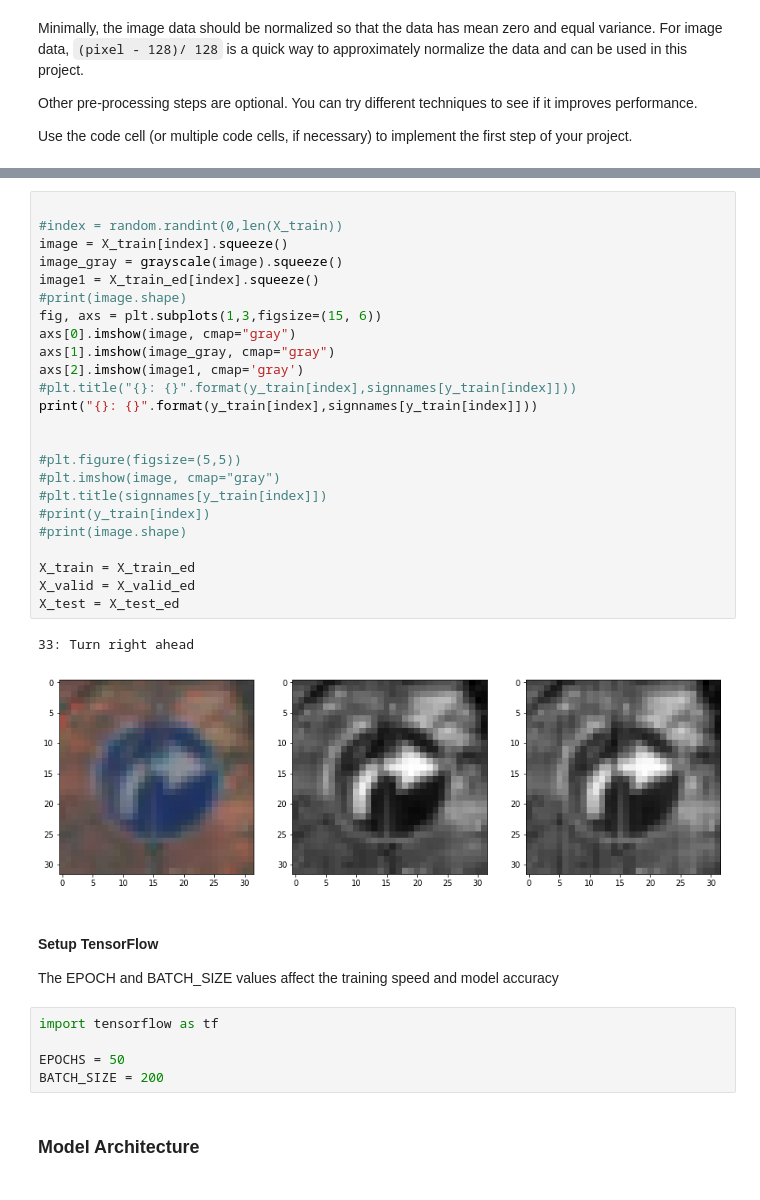
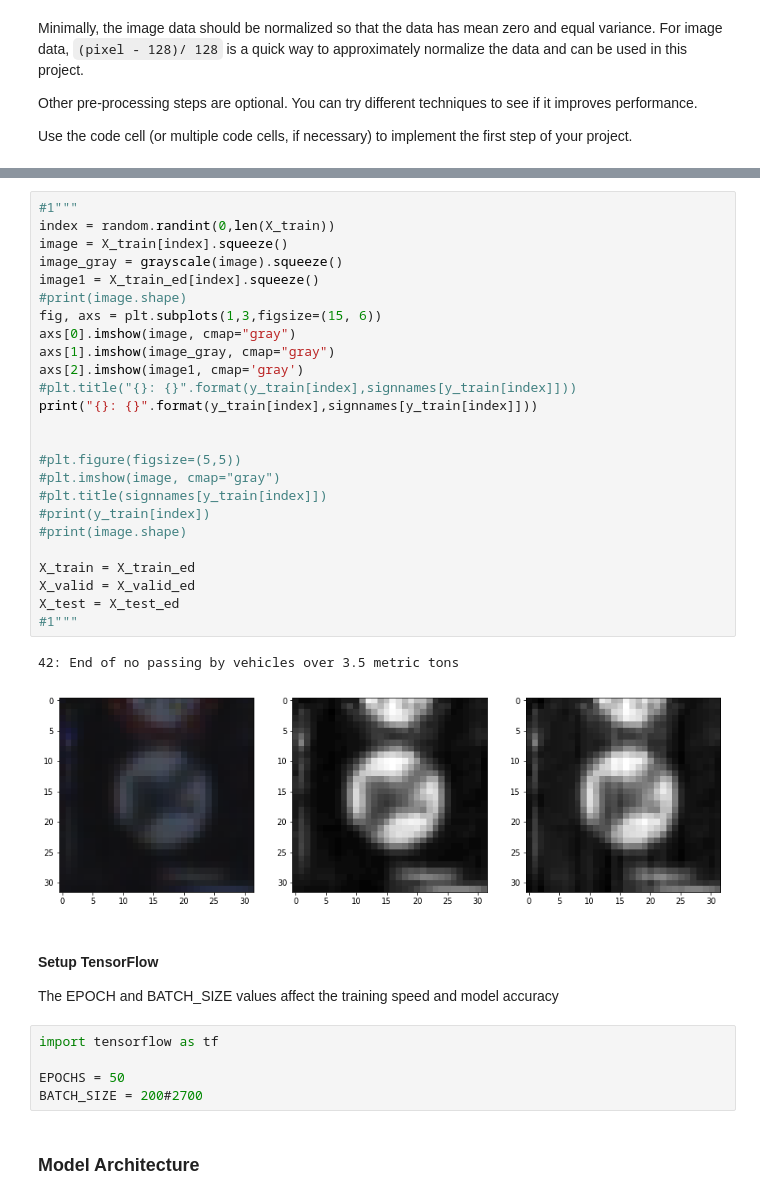
Before and after one commit to damdemir/CarND-Traffic-Sign-Classifier-Project, a Jupyter notebook: Traffic_Sign_Classifier.ipynb, the cells around one changed output, grey strips where cells are left out. Drawn from its saved outputs; the diff is of its cells as text.

```diff
--- a/Traffic_Sign_Classifier.ipynb
+++ b/Traffic_Sign_Classifier.ipynb
@@ -248,30 +287,31 @@ print(X_train_ed.shape)
 # %%
-
-#index = random.randint(0,len(X_train))
+#1"""
+index = random.randint(0,len(X_train))
 image = X_train[index].squeeze()
 image_gray = grayscale(image).squeeze()
 image1 = X_train_ed[index].squeeze()
 #print(image.shape)
 fig, axs = plt.subplots(1,3,figsize=(15, 6))
 axs[0].imshow(image, cmap="gray")
 axs[1].imshow(image_gray, cmap="gray")
 axs[2].imshow(image1, cmap='gray')
 #plt.title("{}: {}".format(y_train[index],signnames[y_train[index]]))
 print("{}: {}".format(y_train[index],signnames[y_train[index]]))
 
 
 #plt.figure(figsize=(5,5))
 #plt.imshow(image, cmap="gray")
 #plt.title(signnames[y_train[index]])
 #print(y_train[index])
 #print(image.shape)
 
 X_train = X_train_ed
 X_valid = X_valid_ed
 X_test = X_test_ed
+#1"""
 # %% [output]
-33: Turn right ahead
+42: End of no passing by vehicles over 3.5 metric tons
-[figure, old version]
+[figure, new version]
 # %% [markdown]
 #### Setup TensorFlow
 The EPOCH and BATCH_SIZE values affect the training speed and model accuracy
@@ -279,7 +319,7 @@ The EPOCH and BATCH_SIZE values affect the training speed and model accuracy
 import tensorflow as tf
 
 EPOCHS = 50
-BATCH_SIZE = 200
+BATCH_SIZE = 200#2700
 # %% [markdown]
 ### Model Architecture
 # %% [markdown]
```
Also changed, not shown: parts of 14 cells of this notebook, 4 other files.
